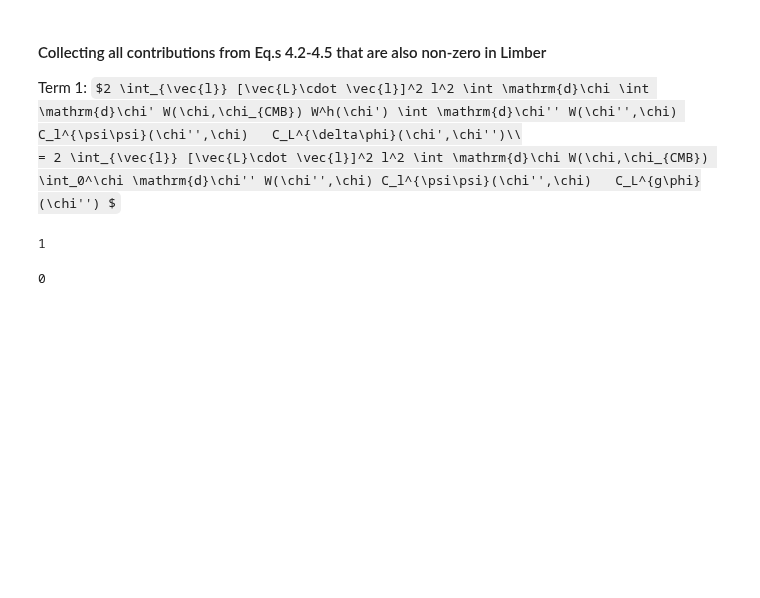
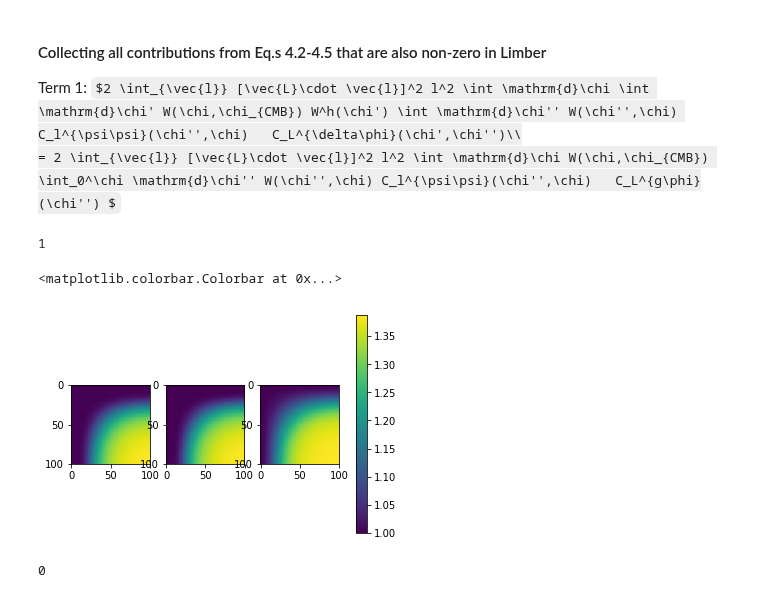
Before and after one commit to VMBoehm/postlimber, a Jupyter notebook: notebooks/PostBornTerms without Limber new approach- additional terms.ipynb, the cells around one changed output. Cells and saved outputs as stored; diff of their text form; code cells hidden in the pictures; some formulas as TeX source; blank space fills up the shorter version.

```diff
--- a/notebooks/PostBornTerms without Limber new approach- additional terms.ipynb
+++ b/notebooks/PostBornTerms without Limber new approach- additional terms.ipynb
@@ -25,6 +25,17 @@ r2d, t2d = np.meshgrid(t_,t_)
 np.prod((chimaxs==r2d*t2d*chi_cmb))
 # %% [output]
 1
+# %%
+clgphi_Chirag = np.load('../output/cm_clmesh/clphideltacmb_1plusz.npy')
+# %%
+fig, ax = plt.subplots(ncols=3,nrows=1)
+a = ax[0].imshow(clgphi_Chirag[10])
+b = ax[1].imshow(clgphi[10])
+c = ax[2].imshow(clgphi_Chirag[10]/clgphi[10])
+fig.colorbar(c, ax=ax)
+# %% [output]
+<matplotlib.colorbar.Colorbar at 0x...>
+[figure, added]
 # %%
 def lensing_kernel(xi, xmax):
     return (xmax - xi)/(xmax*xi) * (xmax > xi)
```
Also changed, not shown: parts of 3 cells of this notebook, 2 other files.
